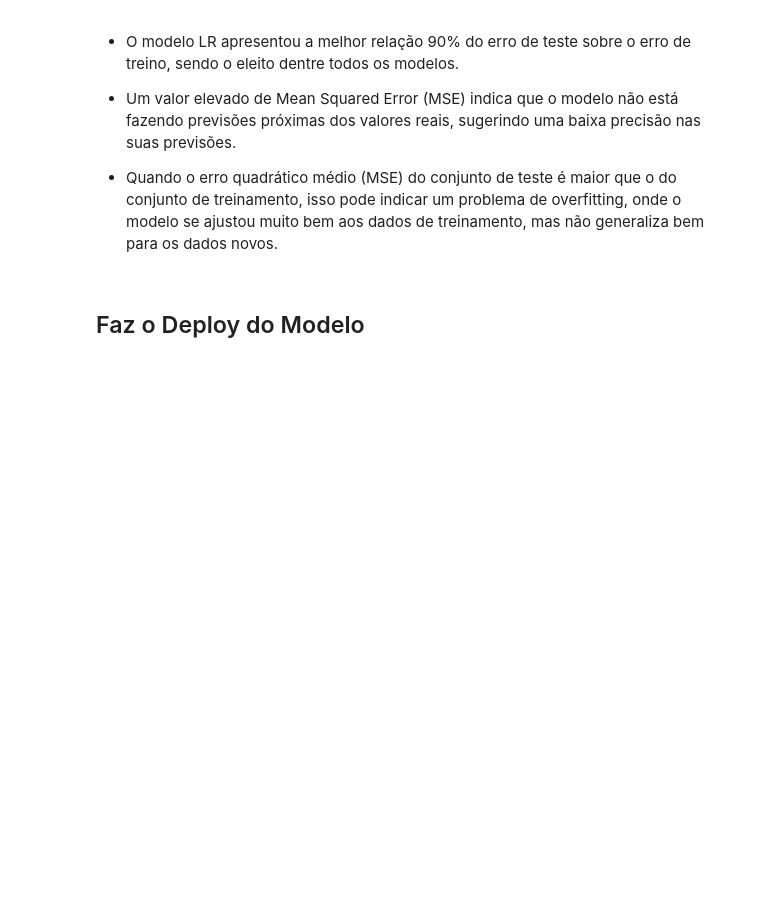
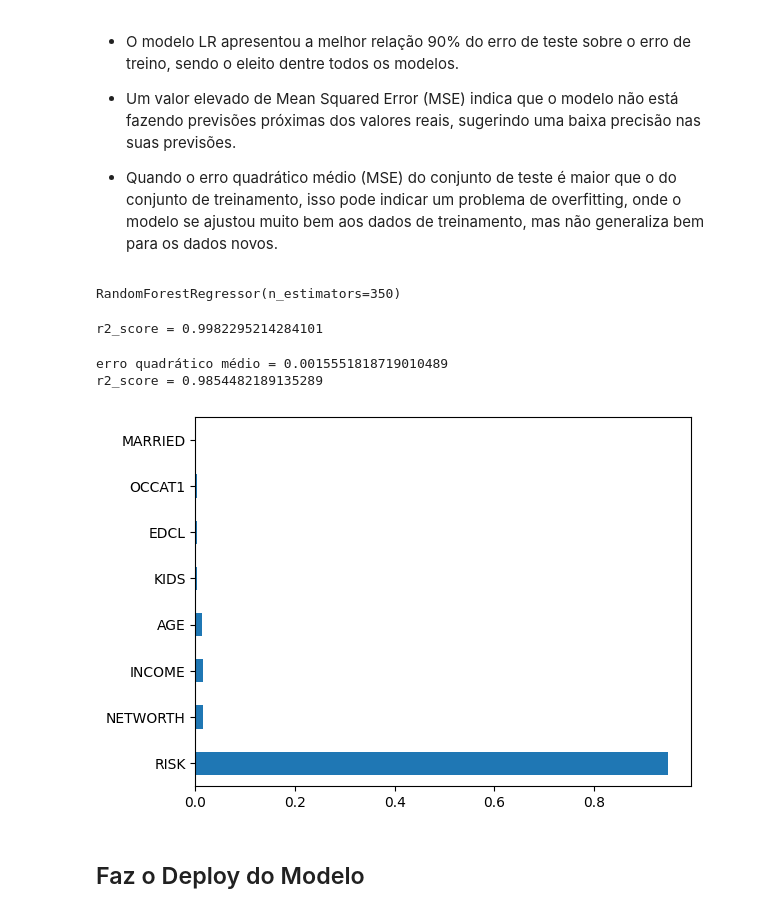
Before and after one commit to jairobernardesjunior/020_Financial_regression_project_risk_tolerance, a Jupyter notebook: 02 prt_treina.ipynb, the cells around one changed output. Cells and saved outputs as stored; diff of their text form; code cells hidden in the pictures; blank space fills up the shorter version.

```diff
--- a/02 prt_treina.ipynb
+++ b/02 prt_treina.ipynb
@@ -310,3 +333,32 @@ relação DO ERRO de teste sobre O ERRO de treino ETR 546258.1908717267
+# %%
+model = RandomForestRegressor(n_estimators = 350)
+model.fit(X_train, Y_train)
+RFR_model = model
+# %% [output]
+RandomForestRegressor(n_estimators=350)
+# %%
+predictions_train = model.predict(X_train)
+print('r2_score =', r2_score(Y_train, predictions_train))
+# %% [output]
+r2_score = 0.9982295214284101
+# %%
+predictions = model.predict(X_validation)
+print('erro quadrático médio =', mean_squared_error(Y_validation, predictions))
+print('r2_score =', r2_score(Y_validation, predictions))
+# %% [output]
+erro quadrático médio = 0.0015551818719010489
+r2_score = 0.9854482189135289
+# %%
+#model = RandomForestRegressor(n_estimators= 200,n_jobs=-1)
+#model.fit(X_train,Y_train)
+
+#usar a classe nativa feature_importances dos classificadores baseados em árvores
+#plotar um gráfico das importâncias dos features para melhor visualização
+feat_importances = pd.Series(model.feature_importances_, index=X.columns)
+feat_importances.nlargest(10).plot(kind='barh')
+pyplot.show()
+# %% [output]
+[figure, added]
 # %% [markdown]
 ## Faz o Deploy do Modelo
 # %%
```
Also changed, not shown: parts of 8 cells of this notebook, 2 other files.
